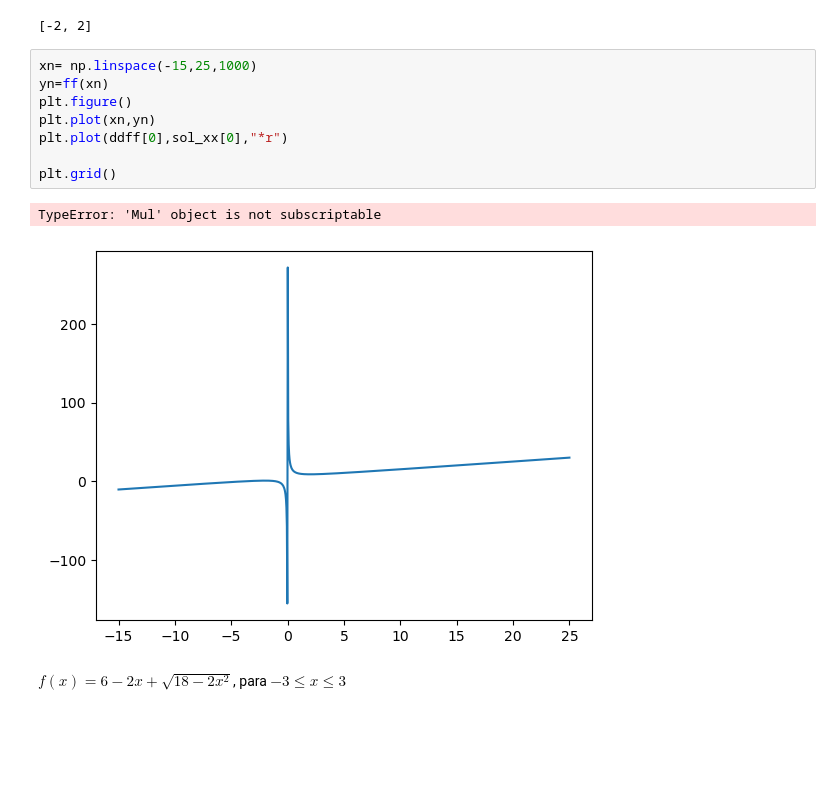
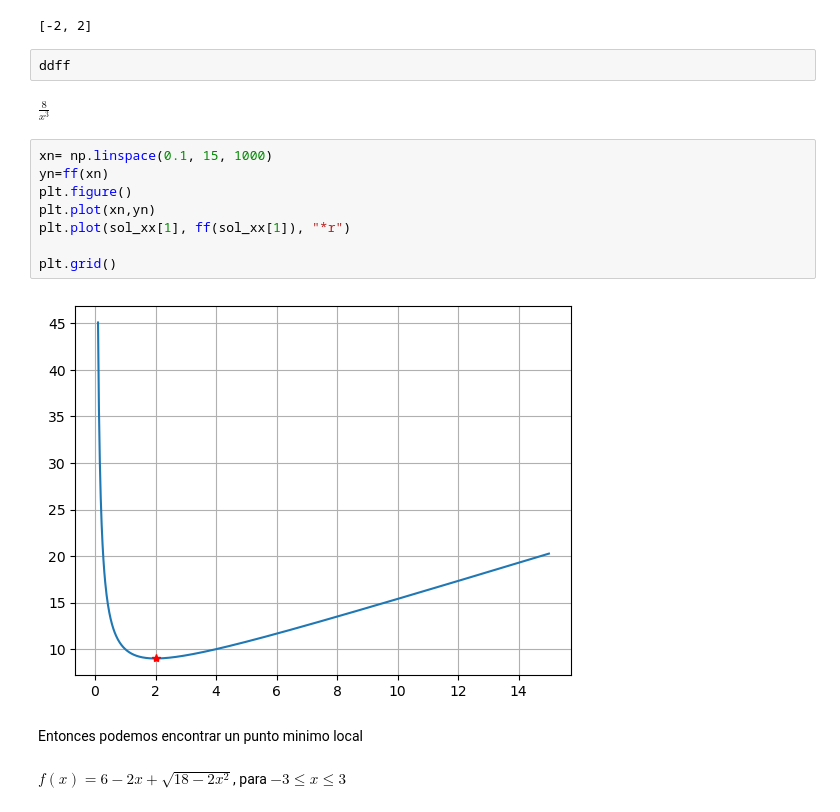
Before and after one commit to EdgarVenturaL/hello-world, a Jupyter notebook: A02 - Sympy.ipynb, the cells around one changed output. Saved outputs shown, nothing was run; the diff lists cells and outputs as text; blank space fills up the shorter version.

```diff
--- a/A02 - Sympy.ipynb
+++ b/A02 - Sympy.ipynb
@@ -87,16 +87,21 @@ sol_xx=sp.solve(dfxx,x)
 sol_xx
 # %% [output]
 [-2, 2]
+# %%
+ddff
+# %% [output]
+$\displaystyle \frac{8}{x^{3}}$
 # %%
-xn= np.linspace(-15,25,1000)
+xn= np.linspace(0.1, 15, 1000)
 yn=ff(xn)
 plt.figure()
 plt.plot(xn,yn)
-plt.plot(ddff[0],sol_xx[0],"*r")
+plt.plot(sol_xx[1], ff(sol_xx[1]), "*r")
 
 plt.grid()
 # %% [output]
-TypeError: 'Mul' object is not subscriptable
-[figure, old version]
+[figure, new version]
+# %% [markdown]
+Entonces podemos encontrar un punto minimo local
 # %% [markdown]
 $f(x)=6-2x+\sqrt{18-2x^2}$, para $-3\leq x\leq 3$
```
Also changed, not shown: parts of 24 cells of this notebook.
